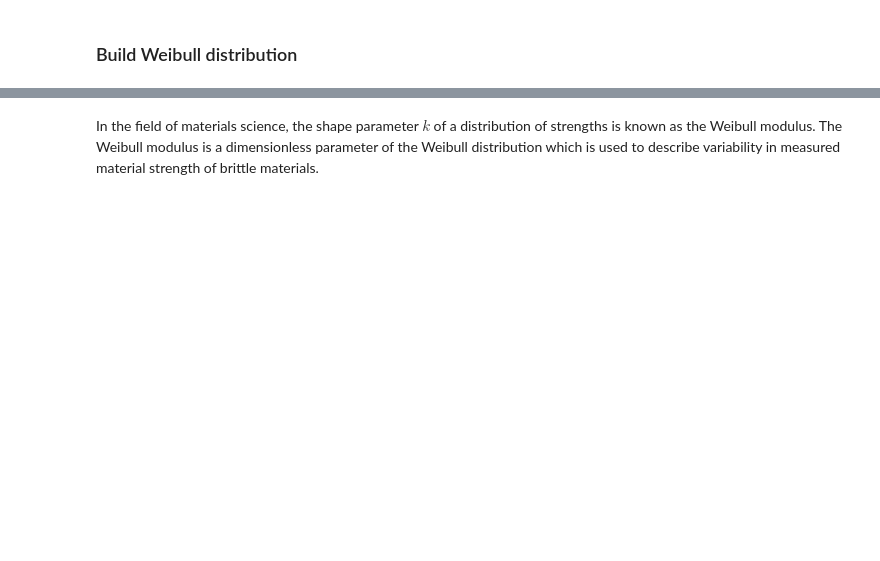
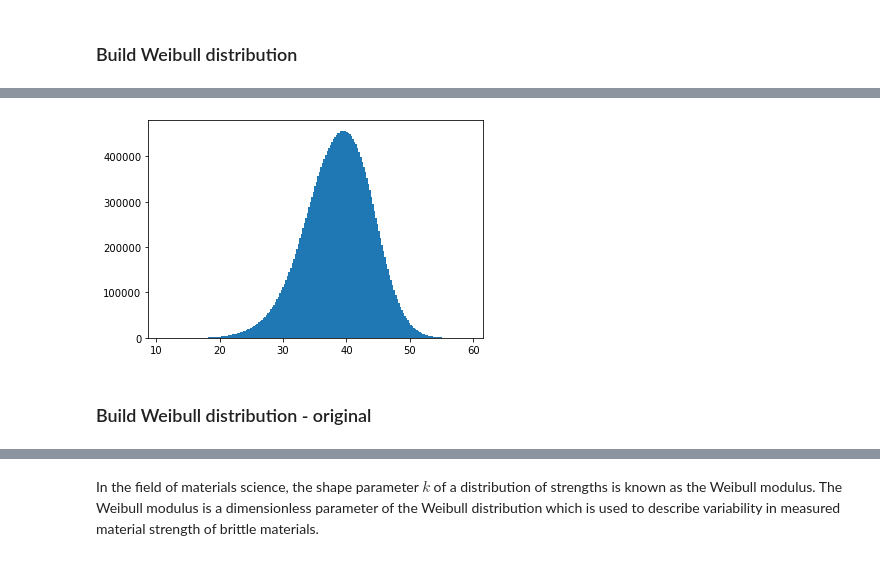
Before and after one commit to mark-hobbs/pyrf, a Jupyter notebook: Random_field_generation.ipynb, the cells around one changed output, grey strips where cells are left out. Drawn from its saved outputs; the diff is of its cells as text; code cells hidden in the pictures; blank space fills up the shorter version.

```diff
--- a/Random_field_generation.ipynb
+++ b/Random_field_generation.ipynb
@@ -102,3 +109,10 @@ Standard deviation : 12.82
+# %%
+K_array = md.generate_samples(10000)
+plt.hist(K_array.flatten(), 200);
+# %% [output]
+[figure, added]
+# %% [markdown]
+### Build Weibull distribution - original
 # %%
 gaussian = Gaussian(mean_fc, std_dev)
 md = MD(C, gaussian)
```
Also changed, not shown: parts of 13 cells of this notebook, 2 other files.
